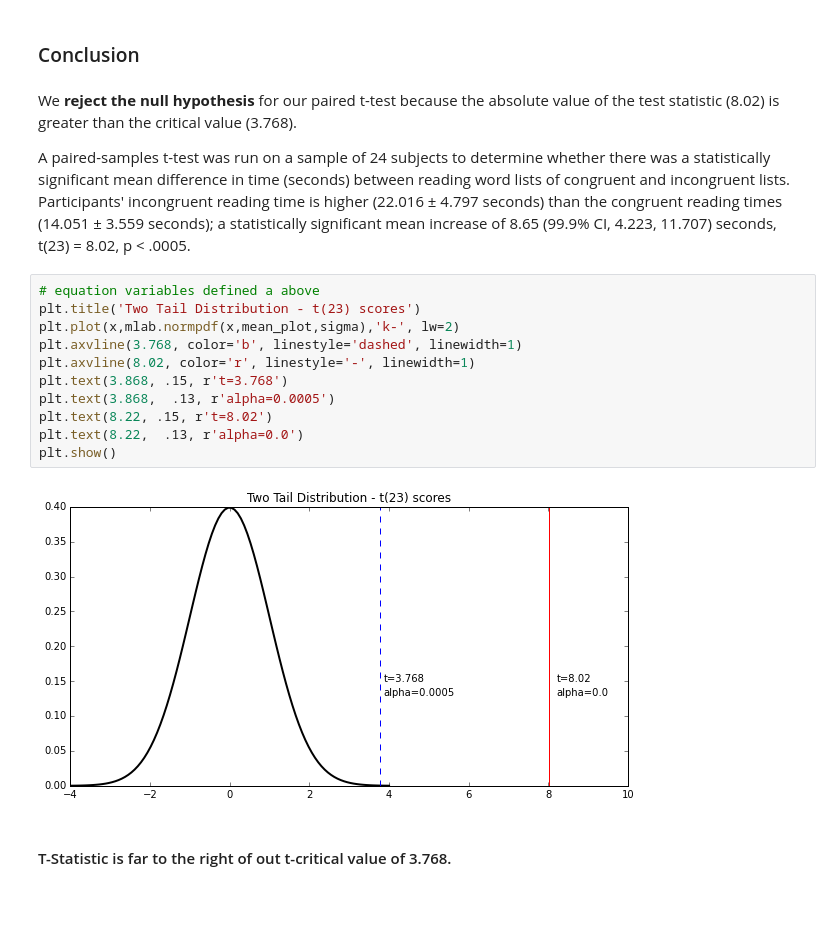
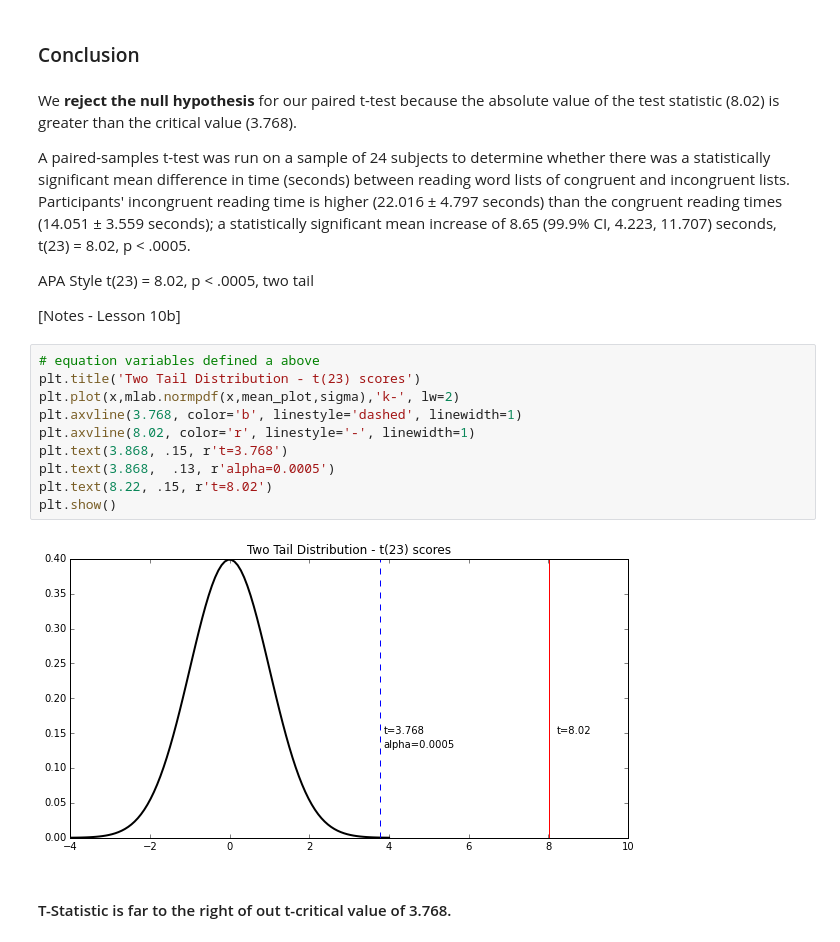
Before and after one commit to craignicholson/P1, a Jupyter notebook: Data_Analyst_ND_ProjectP1.ipynb, the cells around one changed output. Saved outputs shown, nothing was run; the diff lists cells and outputs as text; blank space fills up the shorter version.

Commit message:
additional notes and references added

```diff
--- a/Data_Analyst_ND_ProjectP1.ipynb
+++ b/Data_Analyst_ND_ProjectP1.ipynb
@@ -482,19 +494,23 @@ T-Test for the mean difference = 0 (vs != 0) : T-Value: 8.02 P-Value: 0.00000004
 We **reject the null hypothesis** for our paired t-test because the absolute value of the test statistic (8.02) is greater than the critical value (3.768).
 
 A paired-samples t-test was run on a sample of 24 subjects to determine whether there was a statistically significant mean difference in time (seconds) between reading word lists of congruent and incongruent lists. Participants' incongruent reading time is higher (22.016 ± 4.797 seconds) than the congruent reading times (14.051 ± 3.559 seconds); a statistically significant mean increase of 8.65 (99.9% CI, 4.223, 11.707) seconds, t(23) = 8.02, p < .0005.
+
+APA Style
+t(23) = 8.02, p < .0005, two tail
+
+[Notes - Lesson 10b]
 # %%
 # equation variables defined a above
 plt.title('Two Tail Distribution - t(23) scores')
 plt.plot(x,mlab.normpdf(x,mean_plot,sigma),'k-', lw=2)
 plt.axvline(3.768, color='b', linestyle='dashed', linewidth=1)
 plt.axvline(8.02, color='r', linestyle='-', linewidth=1)
 plt.text(3.868, .15, r't=3.768')
 plt.text(3.868,  .13, r'alpha=0.0005')
 plt.text(8.22, .15, r't=8.02')
-plt.text(8.22,  .13, r'alpha=0.0')
 plt.show()
 # %% [output]
-[figure, old version]
+[figure, new version]
 # %% [markdown]
 #### T-Statistic is far to the right of out t-critical value of 3.768.
 # %%
```
Also changed, not shown: parts of 6 cells of this notebook.
